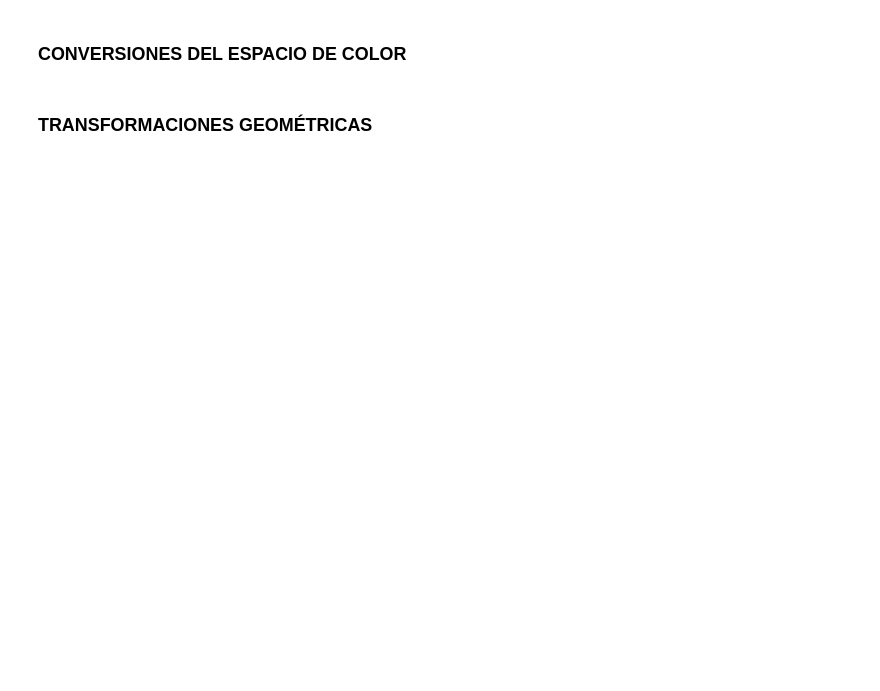
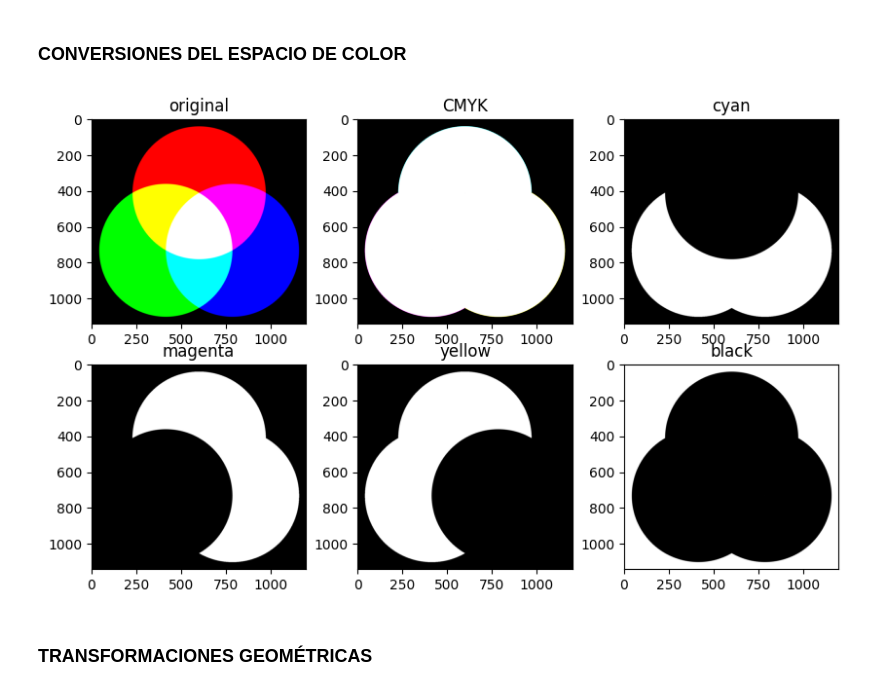
Before and after one commit to ALAN-SVV/Machine-2, a Jupyter notebook: 4-transformaciones.ipynb, the cells around one changed output. Drawn from its saved outputs; the diff is of its cells as text; code cells hidden in the pictures; blank space fills up the shorter version.

```diff
--- a/4-transformaciones.ipynb
+++ b/4-transformaciones.ipynb
@@ -74,30 +88,29 @@ plt.show()
 # %%
 # RGB to CMYK
 import numpy as np
+import cv2
+import matplotlib.pyplot as plt
 from skimage import io
-
 img = io.imread('images/colores.png')
 rgb = img.copy()
-rgb_p = rgb.astype('uint8')/255
-
+rgb_p = rgb.astype('float')/255 # Normalizamos a [0,1]
 with np.errstate(invalid='ignore', divide='ignore'):
     K = 1 - np.max(rgb_p, axis=2)
-    # Extrae los canales de acuerdo con la ecuación del power point
-    C = ???
-    M = ???
-    Y = ???
-
+    C = (1 - rgb_p[...,0] - K) / (1 - K + 1e-8)
+    M = (1 - rgb_p[...,1] - K) / (1 - K + 1e-8)
+    Y = (1 - rgb_p[...,2] - K) / (1 - K + 1e-8)
 CMYK = (np.dstack((C,M,Y,K))*255).astype('uint8')
 C,M,Y,K = cv2.split(CMYK)
-
-fig, ax = plt.subplots(2,3)
-ax[0,0].imshow(img, cmap='gray'), ax[0,0].set_title('original')
-ax[0,1].imshow(CMYK.astype('uint8'), cmap='gray'), ax[0,1].set_title('CMYK')
-ax[0,2].imshow(C.astype('uint8'), cmap='gray'), ax[0,2].set_title('cyan')
-ax[1,0].imshow(M.astype('uint8'), cmap='gray'), ax[1,0].set_xlabel('magenta')
-ax[1,1].imshow(Y.astype('uint8'), cmap='gray'), ax[1,1].set_xlabel('yellow')
-ax[1,2].imshow(K.astype('uint8'), cmap='gray'), ax[1,2].set_xlabel('black')
+fig, ax = plt.subplots(2,3, figsize=(10,6))
+ax[0,0].imshow(img), ax[0,0].set_title('original')
+ax[0,1].imshow(CMYK), ax[0,1].set_title('CMYK')
+ax[0,2].imshow(C, cmap='gray'), ax[0,2].set_title('cyan')
+ax[1,0].imshow(M, cmap='gray'), ax[1,0].set_title('magenta')
+ax[1,1].imshow(Y, cmap='gray'), ax[1,1].set_title('yellow')
+ax[1,2].imshow(K, cmap='gray'), ax[1,2].set_title('black')
 plt.show()
+# %% [output]
+[figure, added]
 # %%
 # Otras conversiones
 
```
Also changed, not shown: parts of 13 cells of this notebook, 3 other files.
